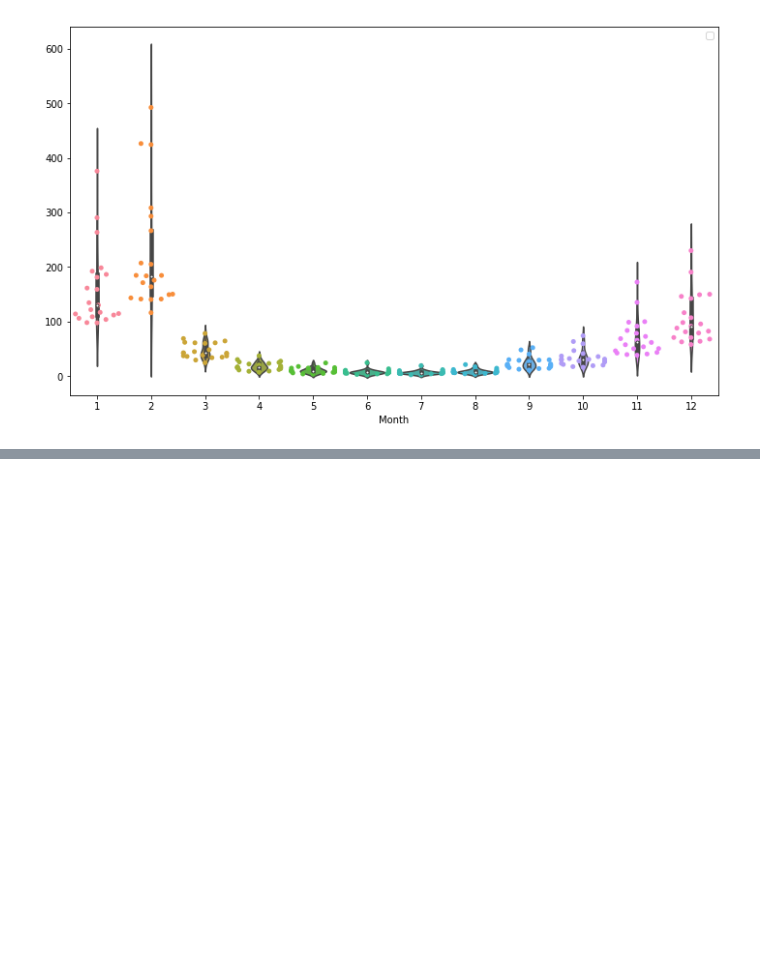
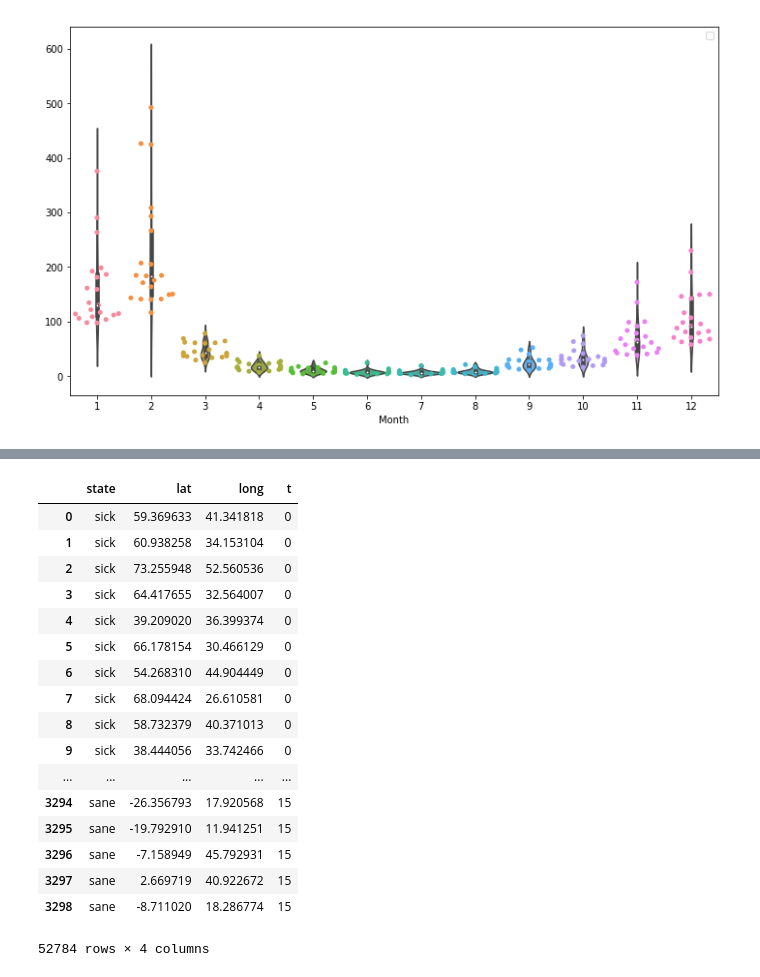
Before and after one commit to glyg/learn_jupyter, a Jupyter notebook: FortyEightHoursLater.ipynb, the cells around one changed output, grey strips where cells are left out. Cells and saved outputs as stored; diff of their text form; code cells hidden in the pictures; blank space fills up the shorter version.

```diff
--- a/FortyEightHoursLater.ipynb
+++ b/FortyEightHoursLater.ipynb
@@ -128,7 +128,7 @@ def run_simulation(num_t, people, **kwargs):
     return history
 
 parameters = {"speed": 2,
-              "rate": 0.01,
+              "rate": 0.3,
               "critical_distance": 1}
 
 history = run_simulation(num_t, people, **parameters)
@@ -257,0 +268,21 @@ fig.set_size_inches(12, 12)
+# %%
+history
+# %% [output]
+|  | state | lat | long | t |
+| 0 | sick | 59.369633 | 41.341818 | 0 |
+| 1 | sick | 60.938258 | 34.153104 | 0 |
+| 2 | sick | 73.255948 | 52.560536 | 0 |
+| 3 | sick | 64.417655 | 32.564007 | 0 |
+| 4 | sick | 39.209020 | 36.399374 | 0 |
+| 5 | sick | 66.178154 | 30.466129 | 0 |
+| 6 | sick | 54.268310 | 44.904449 | 0 |
+| 7 | sick | 68.094424 | 26.610581 | 0 |
+| 8 | sick | 58.732379 | 40.371013 | 0 |
+| 9 | sick | 38.444056 | 33.742466 | 0 |
+| ... | ... | ... | ... | ... |
+| 3294 | sane | -26.356793 | 17.920568 | 15 |
+| 3295 | sane | -19.792910 | 11.941251 | 15 |
+| 3296 | sane | -7.158949 | 45.792931 | 15 |
+| 3297 | sane | 2.669719 | 40.922672 | 15 |
+| 3298 | sane | -8.711020 | 18.286774 | 15 |
+52784 rows × 4 columns
```
Also changed, not shown: parts of 11 cells of this notebook.
